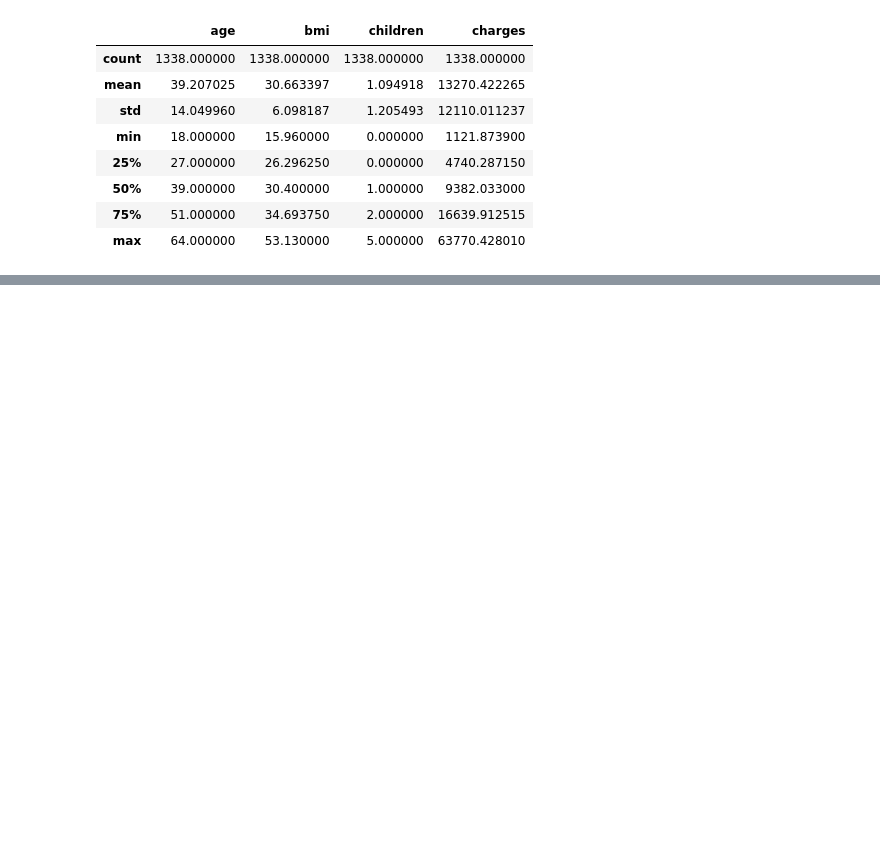
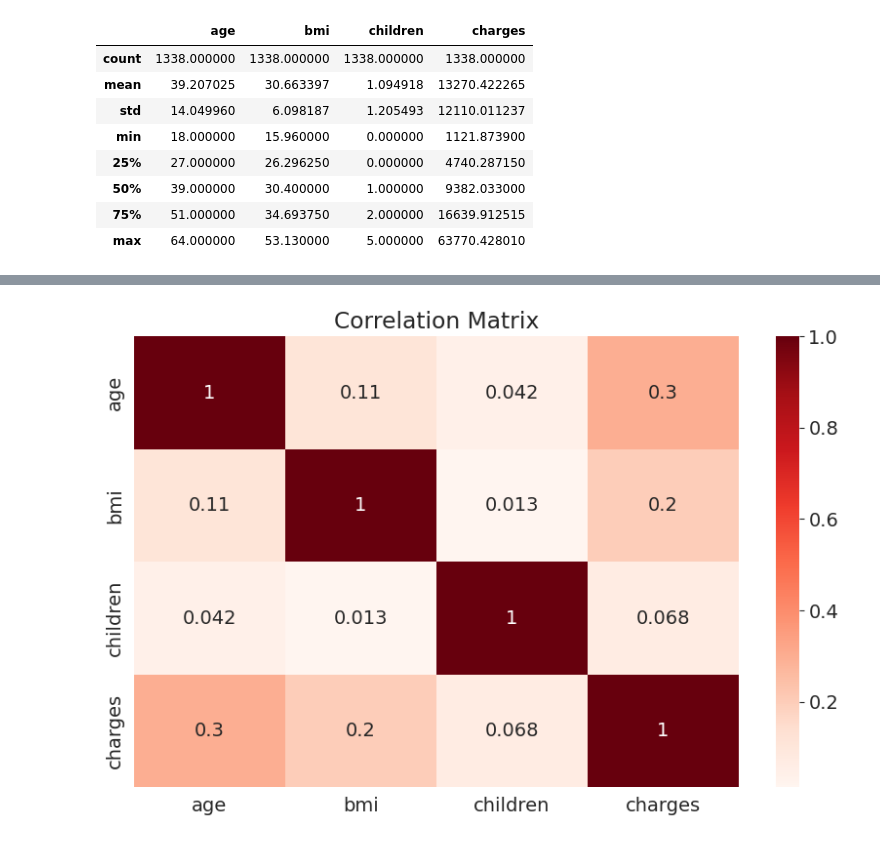
Before and after one commit to wp120/learning_linear_regression_and_gradient_descent, a Jupyter notebook: linear_regression_and_gradient_descent.ipynb, the cells around one changed output, grey strips where cells are left out. Cells and saved outputs as stored; diff of their text form; code cells hidden in the pictures; blank space fills up the shorter version.

Commit message:
Visualize data.

```diff
--- a/linear_regression_and_gradient_descent.ipynb
+++ b/linear_regression_and_gradient_descent.ipynb
@@ -61,0 +70,5 @@ medical_df.describe()
+# %%
+sns.set_style('darkgrid')
+matplotlib.rcParams['font.size'] = 14
+matplotlib.rcParams['figure.figsize'] = (10, 6)
+matplotlib.rcParams['figure.facecolor'] = '#00000000'
@@ -61,0 +202,6 @@ medical_df.describe()
+# %%
+numeric_df = medical_df.select_dtypes(include=['number'])
+sns.heatmap(numeric_df.corr(), cmap='Reds', annot=True)
+plt.title('Correlation Matrix');
+# %% [output]
+[figure, added]
```
Also changed, not shown: parts of 17 cells of this notebook.
